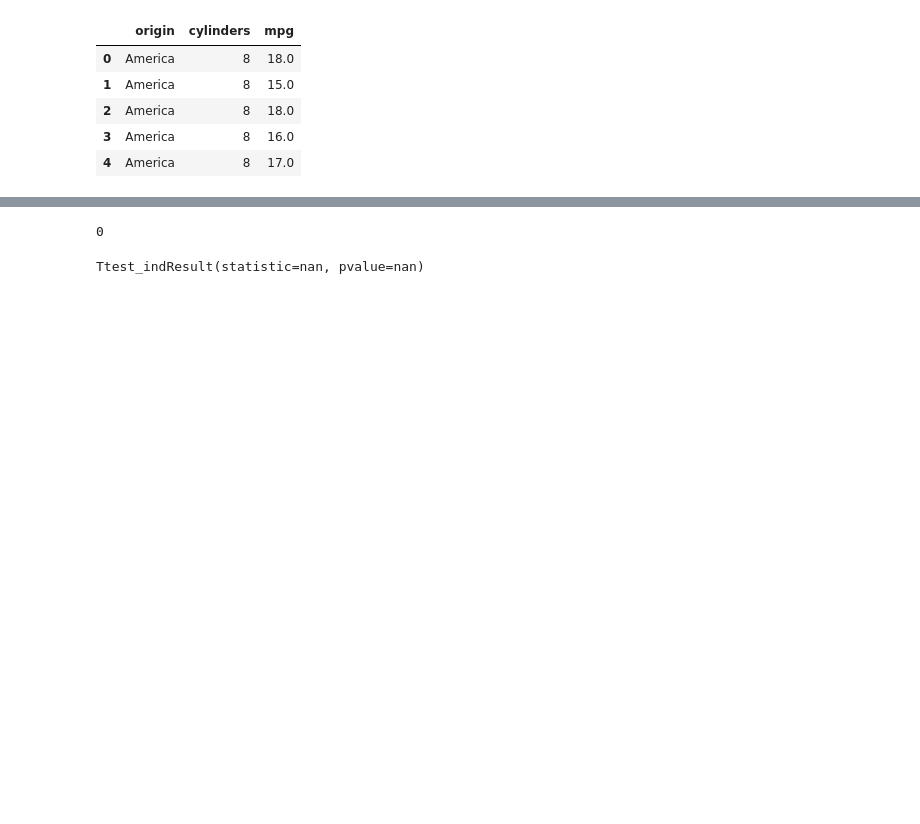
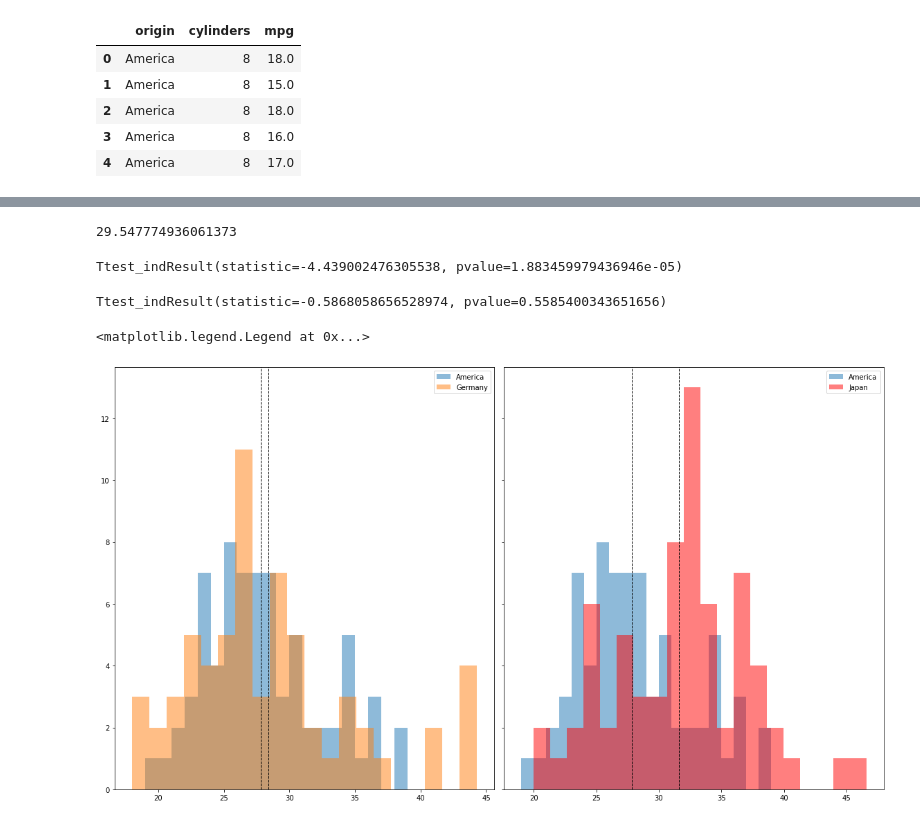
Before and after one commit to morgancoad/cars_analysis, a Jupyter notebook: notebooks/cars_eda.ipynb, the cells around one changed output, grey strips where cells are left out. Saved outputs shown, nothing was run; the diff lists cells and outputs as text; code cells hidden in the pictures; blank space fills up the shorter version.

```diff
--- a/notebooks/cars_eda.ipynb
+++ b/notebooks/cars_eda.ipynb
@@ -85,7 +85,7 @@ mpg_cylinder_origin.head(5)
 | 3 | America | 8 | 16.0 |
 | 4 | America | 8 | 17.0 |
 # %%
-america = mpg_cylinder_origin.loc[mpg_cylinder_origin['origin'] == 'America', mpg_cylinder_origin['cylinders'] == '4']
+america = mpg_cylinder_origin[(mpg_cylinder_origin['origin'] == 'America') & (mpg_cylinder_origin['cylinders'] == 4)]
 
 america.head()
 # %% [output]
@@ -93,3 +102,3 @@ IndexingError: Unalignable boolean Series provided as indexer (index of the bool
 # %%
-germany = mpg_cylinder_origin.loc[mpg_cylinder_origin['origin'] == 'Germany']
-germany = germany.loc[germany['cylinders'] == '4']
+germany = mpg_cylinder_origin[(mpg_cylinder_origin['origin'] == 'Germany') & (mpg_cylinder_origin['cylinders'] == 4)]
+germany.head()
@@ -96,3 +116,3 @@ germany = germany.loc[germany['cylinders'] == '4']
 # %%
-japan = mpg_cylinder_origin.loc[mpg_cylinder_origin['origin'] == 'Japan']
-japan = japan.loc[japan['cylinders'] == '4']
+japan = mpg_cylinder_origin[(mpg_cylinder_origin['origin'] == 'Japan') & (mpg_cylinder_origin['cylinders'] == 4)]
+japan.head()
@@ -99,10 +126,14 @@ japan = japan.loc[japan['cylinders'] == '4']
-# %%
-america['mpg'].count()
-# %% [output]
-0
+# %%
+np.var(japan['mpg'], ddof=1)
+# %% [output]
+29.547774936061373
 # %%
 import scipy.stats as stats
 
-stats.ttest_ind(america['mpg'], japan['mpg'], nan_policy= 'omit', alternative='two-sided')
+stats.ttest_ind(america['mpg'], japan['mpg'], equal_var=False, alternative='two-sided')
 # %% [output]
-Ttest_indResult(statistic=nan, pvalue=nan)
+Ttest_indResult(statistic=-4.439002476305538, pvalue=1.883459979436946e-05)
+# %%
+stats.ttest_ind(america['mpg'], germany['mpg'], equal_var=False, alternative='two-sided')
+# %% [output]
+Ttest_indResult(statistic=-0.5868058656528974, pvalue=0.5585400343651656)
@@ -108,0 +176,34 @@ Ttest_indResult(statistic=nan, pvalue=nan)
+# %%
+import matplotlib.pyplot as plt
+fig, ax = plt.subplots(1, 2, figsize=(16, 9), sharey=True)
+fig.set_tight_layout(tight=True)
+normal = stats.norm()
+
+x = america['mpg'].to_numpy()
+x_two = germany['mpg'].to_numpy()
+x_three = japan['mpg'].to_numpy()
+# dist = stats.norm()
+
+ax[0].hist(x, alpha=.5, bins=20, label='America')
+ax[0].hist(x_two, alpha=.5, bins=20, label='Germany')
+
+ax[1].hist(x, alpha=.5, bins=20, label='America')
+ax[1].hist(x_three, alpha=.5, bins=20, label='Japan', color='red')
+# ax[0].plot(x_two, '.', label='Germany' dist.pdf(x_two))
+# ax[0].plot(x_three, '.', label='Japan' dist.pdf(x_three))
+# ax[0].set_title('Origin')
+
+ax[0].axvline(x.mean(), color='k', linestyle='dashed', linewidth=1)
+ax[0].axvline(x_two.mean(), color='k', linestyle='dashed', linewidth=1)
+
+ax[1].axvline(x.mean(), color='k', linestyle='dashed', linewidth=1)
+ax[1].axvline(x_three.mean(), color='k', linestyle='dashed', linewidth=1)
+
+ax[0].legend()
+ax[1].legend()
+
+# ax[1].plot(x, dist.pdf(x))
+# ax[1].set_title('Origin')
+# %% [output]
+<matplotlib.legend.Legend at 0x...>
+[figure, added]
```
Also changed, not shown: parts of 7 cells of this notebook.
